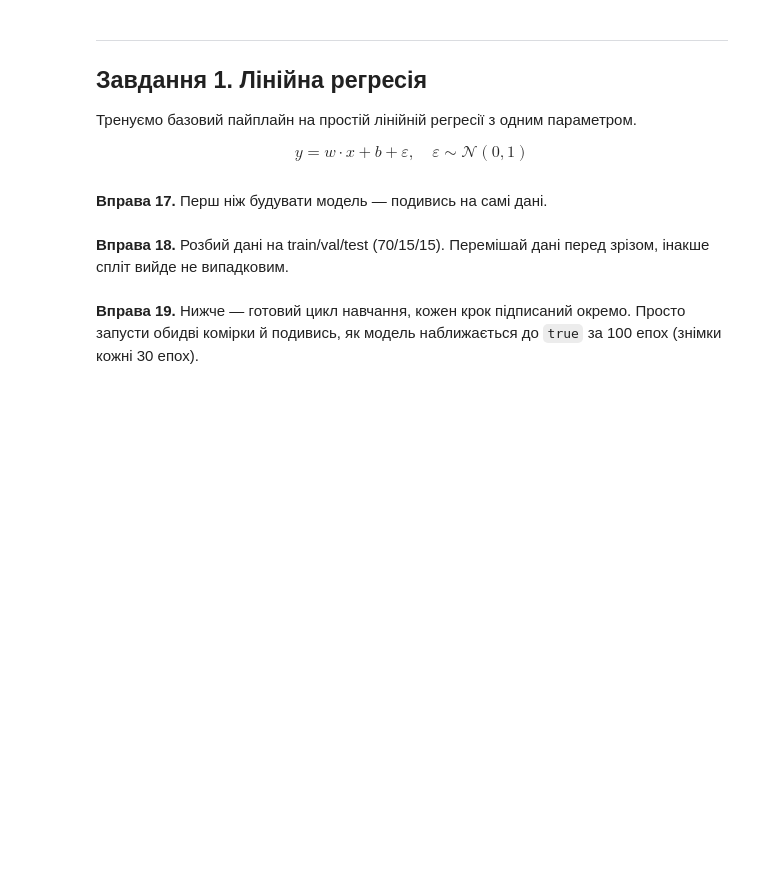
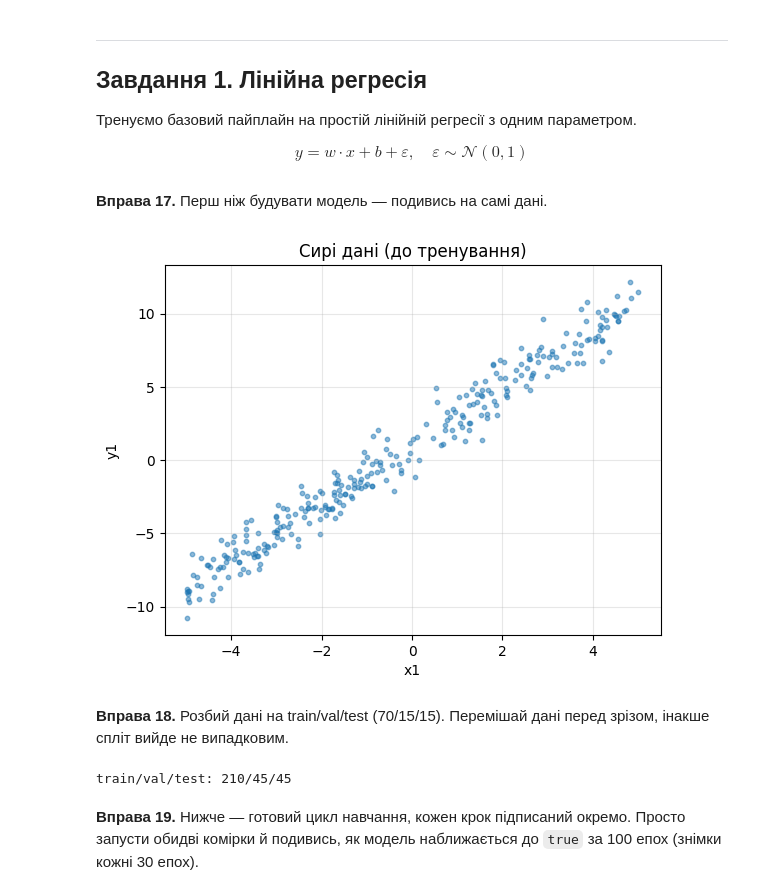
Before and after one commit to KuzminIvan232/ai-systems-labs, a Jupyter notebook: lab1/linear_models_lab.ipynb, the cells around one changed output. Cells and saved outputs as stored; diff of their text form; code cells hidden in the pictures; blank space fills up the shorter version.

```diff
--- a/lab1/linear_models_lab.ipynb
+++ b/lab1/linear_models_lab.ipynb
@@ -272,6 +435,15 @@ y1 = TASK1_TRUE_W * x1 + TASK1_TRUE_B + noise
 # %%
 # TODO: Точкова діаграма (scatter plot) з вісями x1 та y1, підпис осей (xlabel/ylabel), заголовок
 # "Сирі дані (до тренування)"
+
+plt.scatter(x1.numpy(), y1.numpy(), s=10, alpha=0.5)
+plt.xlabel("x1")
+plt.ylabel("y1")
+plt.title("Сирі дані (до тренування)")
+plt.grid(alpha=0.3)
+plt.show()
+# %% [output]
+[figure, added]
 # %% [markdown]
 **Вправа 18.** Розбий дані на train/val/test (70/15/15). Перемішай дані перед зрізом, інакше спліт вийде не випадковим.
 # %%
@@ -281,7 +453,20 @@ y1 = TASK1_TRUE_W * x1 + TASK1_TRUE_B + noise
 # x_val1, y_val1 = ...
 # x_test1, y_test1 = ...
 
+perm = torch.randperm(TASK1_N)
+x1_shuffled = x1[perm]
+y1_shuffled = y1[perm]
+
+n_train = int(0.70 * TASK1_N)
+n_val = int(0.15 * TASK1_N)
+
+x_train1, y_train1 = x1_shuffled[:n_train], y1_shuffled[:n_train]
+x_val1, y_val1 = x1_shuffled[n_train:n_train + n_val], y1_shuffled[n_train:n_train + n_val]
+x_test1, y_test1 = x1_shuffled[n_train + n_val:], y1_shuffled[n_train + n_val:]
+
 print(f"train/val/test: {len(x_train1)}/{len(x_val1)}/{len(x_test1)}")
+# %% [output]
+train/val/test: 210/45/45
 # %% [markdown]
 **Вправа 19.** Нижче — готовий цикл навчання, кожен крок підписаний окремо. Просто запусти обидві комірки й подивись, як модель наближається до `true` за 100 епох (знімки кожні 30 епох).
 # %%
```
Also changed, not shown: parts of 25 cells of this notebook, 10 other files.
